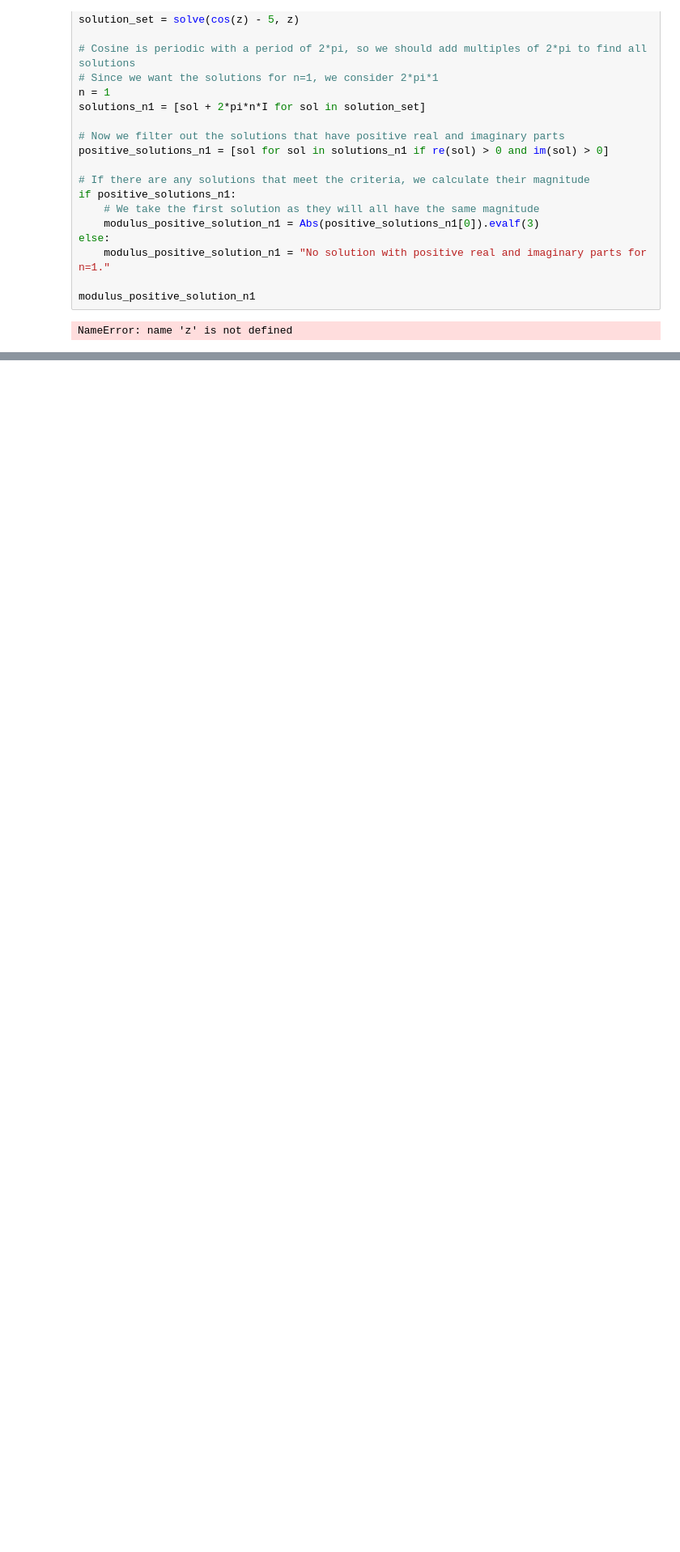
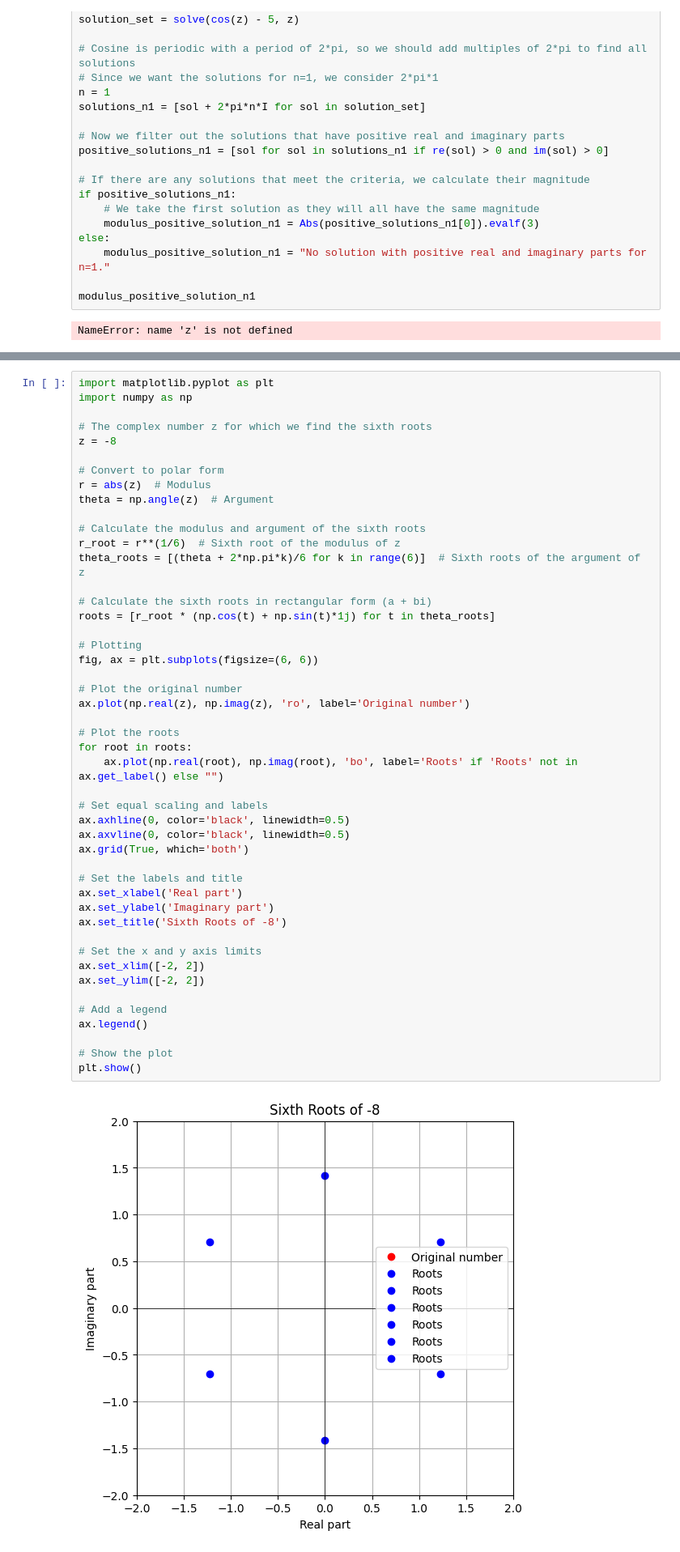
Before and after one commit to zhatz111/Data-Science-Masters, a Jupyter notebook: Multivariable and Complex Analysis/homework.ipynb, the cells around one changed output, grey strips where cells are left out. Shown: that part at 81% size. Drawn from its saved outputs; the diff is of its cells as text; blank space fills up the shorter version.

```diff
--- a/Multivariable and Complex Analysis/homework.ipynb
+++ b/Multivariable and Complex Analysis/homework.ipynb
@@ -279,0 +427,49 @@ NameError: name 'z' is not defined
+# %%
+import matplotlib.pyplot as plt
+import numpy as np
+
+# The complex number z for which we find the sixth roots
+z = -8
+
+# Convert to polar form
+r = abs(z)  # Modulus
+theta = np.angle(z)  # Argument
+
+# Calculate the modulus and argument of the sixth roots
+r_root = r**(1/6)  # Sixth root of the modulus of z
+theta_roots = [(theta + 2*np.pi*k)/6 for k in range(6)]  # Sixth roots of the argument of z
+
+# Calculate the sixth roots in rectangular form (a + bi)
+roots = [r_root * (np.cos(t) + np.sin(t)*1j) for t in theta_roots]
+
+# Plotting
+fig, ax = plt.subplots(figsize=(6, 6))
+
+# Plot the original number
+ax.plot(np.real(z), np.imag(z), 'ro', label='Original number')
+
+# Plot the roots
+for root in roots:
+    ax.plot(np.real(root), np.imag(root), 'bo', label='Roots' if 'Roots' not in ax.get_label() else "")
+
+# Set equal scaling and labels
+ax.axhline(0, color='black', linewidth=0.5)
+ax.axvline(0, color='black', linewidth=0.5)
+ax.grid(True, which='both')
+
+# Set the labels and title
+ax.set_xlabel('Real part')
+ax.set_ylabel('Imaginary part')
+ax.set_title('Sixth Roots of -8')
+
+# Set the x and y axis limits
+ax.set_xlim([-2, 2])
+ax.set_ylim([-2, 2])
+
+# Add a legend
+ax.legend()
+
+# Show the plot
+plt.show()
+# %% [output]
+[figure, added]
```
Also changed, not shown: parts of 7 cells of this notebook.
